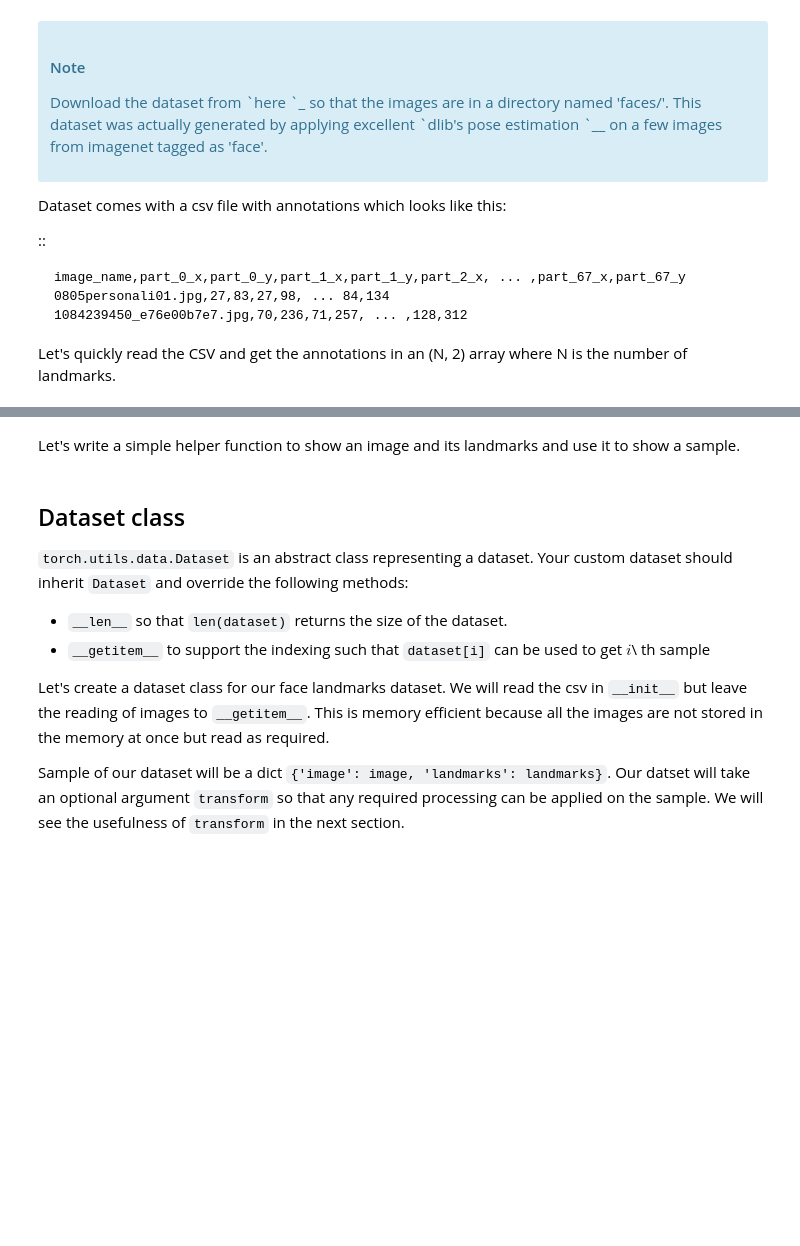
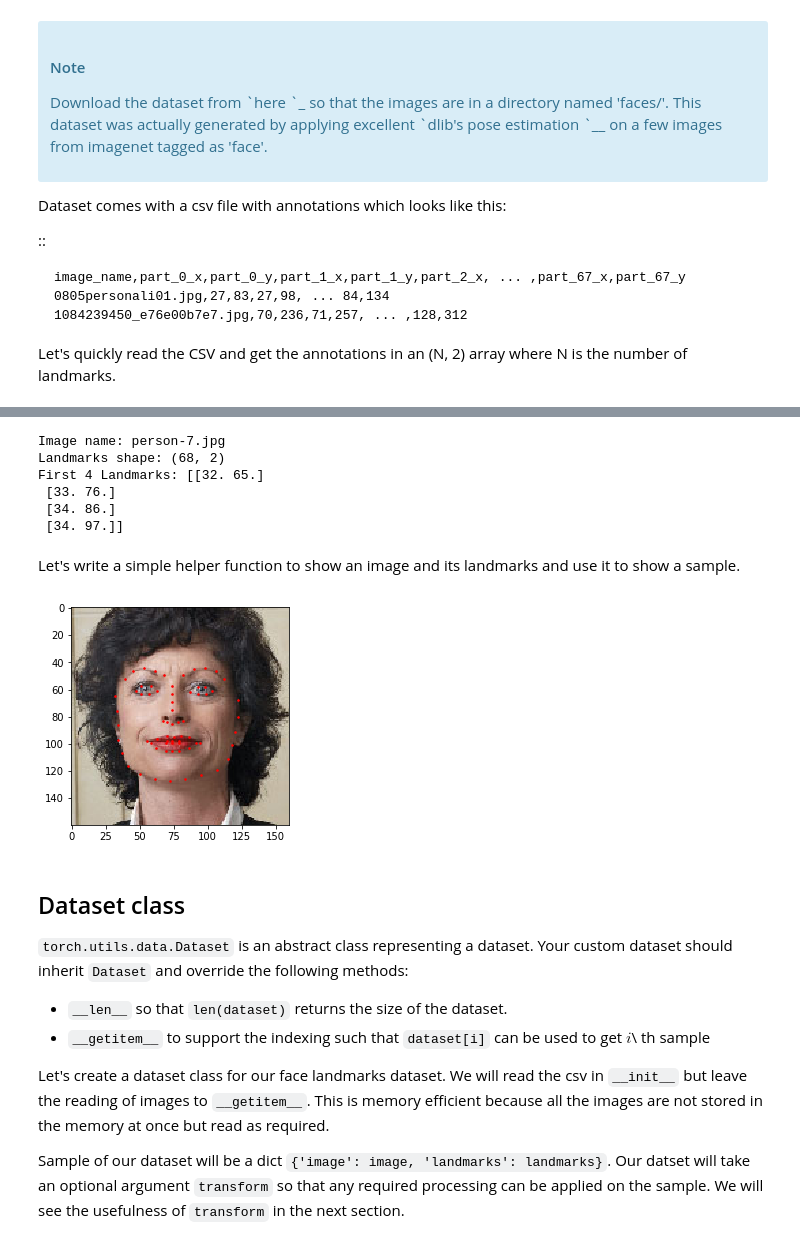
Before and after one commit to piiiiman/pytorch-tutorial, a Jupyter notebook: data_loading_tutorial.ipynb, the cells around one changed output, grey strips where cells are left out. Saved outputs shown, nothing was run; the diff lists cells and outputs as text; code cells hidden in the pictures; blank space fills up the shorter version.

```diff
--- a/data_loading_tutorial.ipynb
+++ b/data_loading_tutorial.ipynb
@@ -64,5 +73,5 @@ is the number of landmarks.
 # %%
-landmarks_frame = pd.read_csv('faces/face_landmarks.csv')
+landmarks_frame = pd.read_csv('/content/drive/My Drive/faces/face_landmarks.csv')
 
 n = 65
 img_name = landmarks_frame.iloc[n, 0]
@@ -72,20 +81,29 @@ landmarks = landmarks.astype('float').reshape(-1, 2)
 print('Image name: {}'.format(img_name))
 print('Landmarks shape: {}'.format(landmarks.shape))
 print('First 4 Landmarks: {}'.format(landmarks[:4]))
+# %% [output]
+Image name: person-7.jpg
+Landmarks shape: (68, 2)
+First 4 Landmarks: [[32. 65.]
+ [33. 76.]
+ [34. 86.]
+ [34. 97.]]
 # %% [markdown]
 Let's write a simple helper function to show an image and its landmarks
 and use it to show a sample.
 # %%
 def show_landmarks(image, landmarks):
     """Show image with landmarks"""
     plt.imshow(image)
     plt.scatter(landmarks[:, 0], landmarks[:, 1], s=10, marker='.', c='r')
     plt.pause(0.001)  # pause a bit so that plots are updated
 
 plt.figure()
-show_landmarks(io.imread(os.path.join('faces/', img_name)),
+show_landmarks(io.imread(os.path.join('/content/drive/My Drive/faces/', img_name)),
                landmarks)
 plt.show()
+# %% [output]
+[figure, added]
 # %% [markdown]
 Dataset class
 -------------
```
Also changed, not shown: parts of 2 cells of this notebook.
